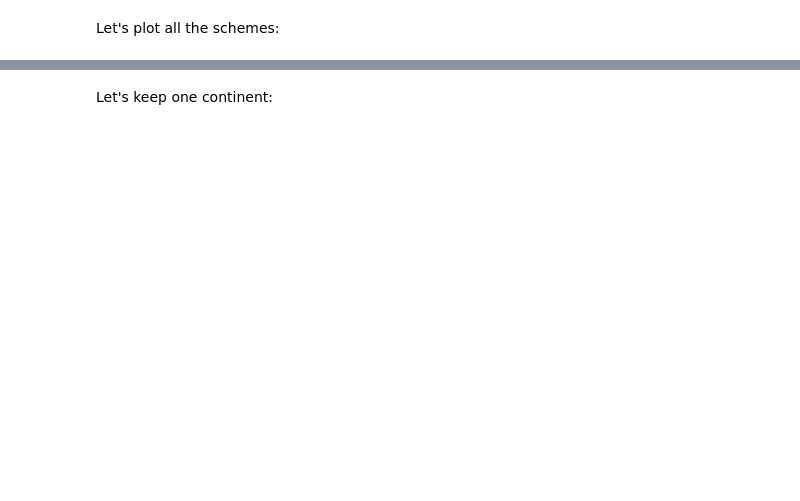
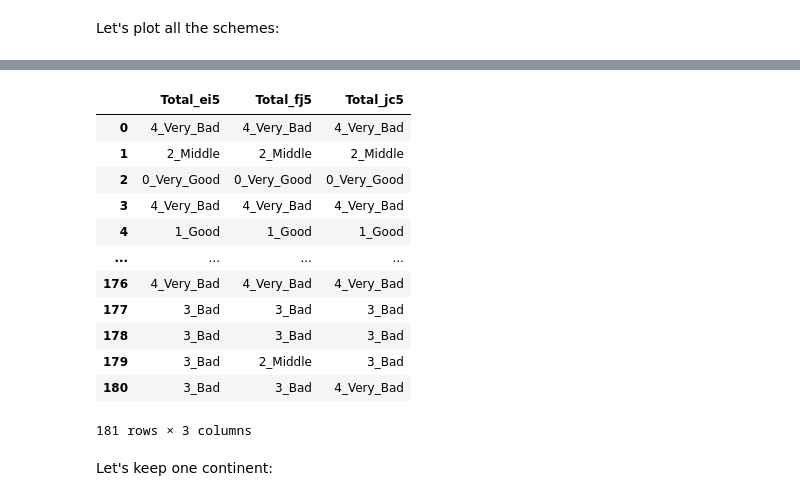
Before and after one commit to SocialAnalytics-StrategicIntelligence/codes, a Jupyter notebook: Merging and Choropleths.ipynb, the cells around one changed output, grey strips where cells are left out. Drawn from its saved outputs; the diff is of its cells as text; code cells hidden in the pictures; blank space fills up the shorter version.

```diff
--- a/Merging and Choropleths.ipynb
+++ b/Merging and Choropleths.ipynb
@@ -852,0 +1851,17 @@ plt.show()
+# %%
+changes={0:"0_Very_Good", 1:"1_Good", 2:"2_Middle", 3:"3_Bad", 4:"4_Very_Bad"}
+theMap.loc[:,['Total_ei5','Total_fj5','Total_jc5']].replace(to_replace=changes)
+# %% [output]
+|  | Total_ei5 | Total_fj5 | Total_jc5 |
+| 0 | 4_Very_Bad | 4_Very_Bad | 4_Very_Bad |
+| 1 | 2_Middle | 2_Middle | 2_Middle |
+| 2 | 0_Very_Good | 0_Very_Good | 0_Very_Good |
+| 3 | 4_Very_Bad | 4_Very_Bad | 4_Very_Bad |
+| 4 | 1_Good | 1_Good | 1_Good |
+| ... | ... | ... | ... |
+| 176 | 4_Very_Bad | 4_Very_Bad | 4_Very_Bad |
+| 177 | 3_Bad | 3_Bad | 3_Bad |
+| 178 | 3_Bad | 3_Bad | 3_Bad |
+| 179 | 3_Bad | 2_Middle | 3_Bad |
+| 180 | 3_Bad | 3_Bad | 4_Very_Bad |
+181 rows × 3 columns
```
Also changed, not shown: parts of 115 cells of this notebook, 3 other files.
